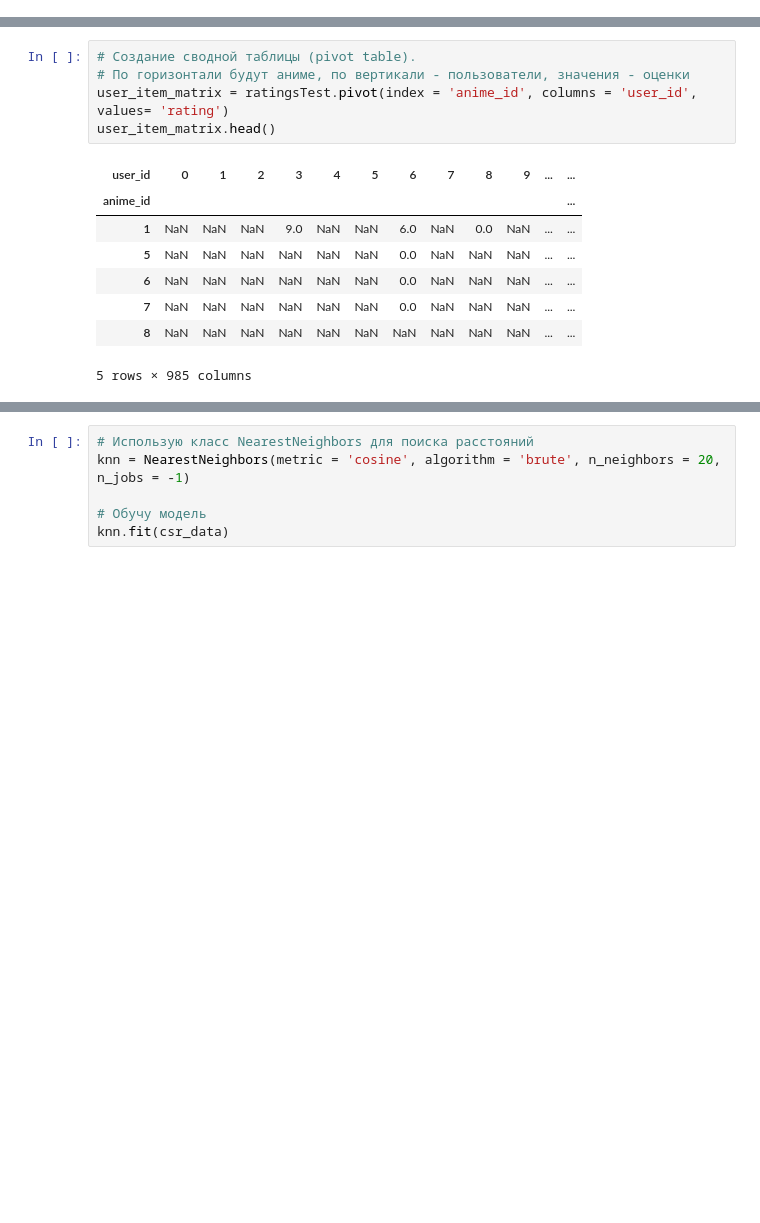
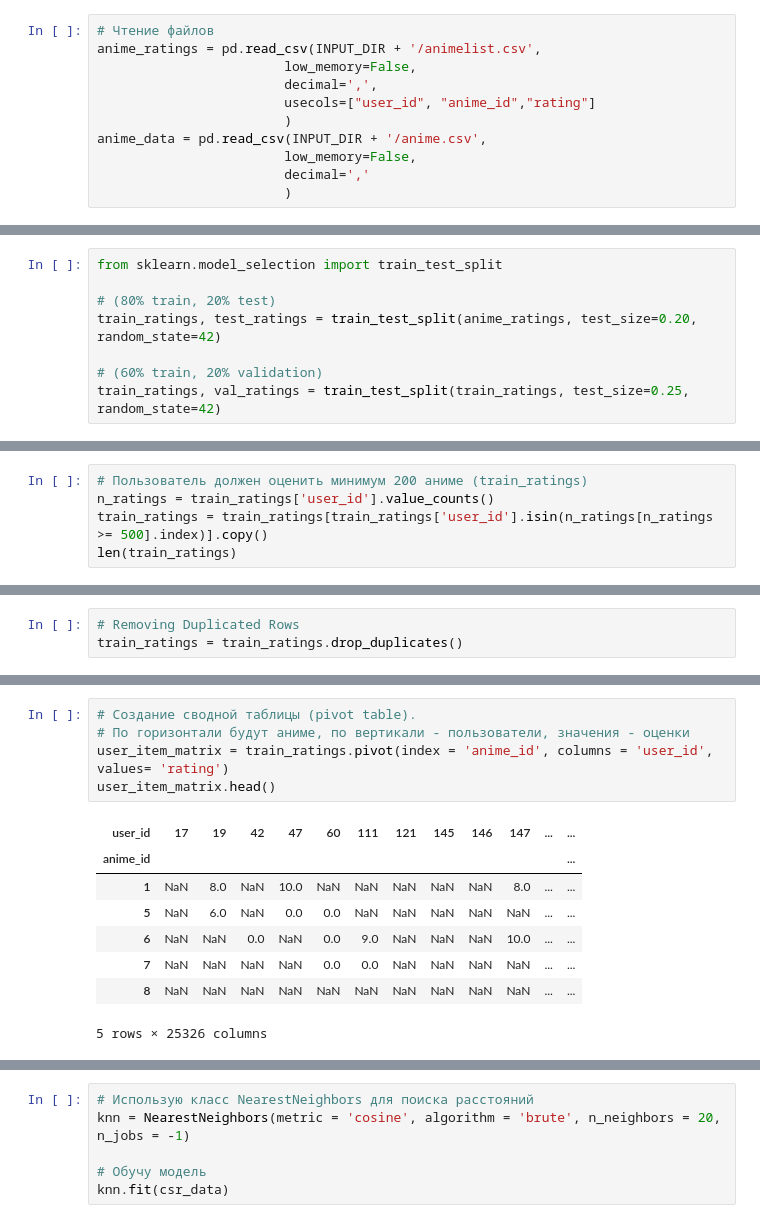
Before and after one commit to Tsuchikage/My-First-Data-Project-2, a Jupyter notebook: RecommendationSystem.ipynb, the cells around one changed output, grey strips where cells are left out. Cells and saved outputs as stored; diff of their text form; blank space fills up the shorter version.

Commit message:
Added mapk, Data split

```diff
--- a/RecommendationSystem.ipynb
+++ b/RecommendationSystem.ipynb
@@ -15 +14,12 @@ ratingsTest = pd.read_csv('dataset/ratingsTest.csv')
+# %%
+# Чтение файлов
+anime_ratings = pd.read_csv(INPUT_DIR + '/animelist.csv',
+                        low_memory=False,
+                        decimal=',',
+                        usecols=["user_id", "anime_id","rating"]
+                        )
+anime_data = pd.read_csv(INPUT_DIR + '/anime.csv',
+                        low_memory=False,
+                        decimal=','
+                        )
 # %%
@@ -31,0 +34,8 @@ ratingsTest.head(3)
+# %%
+from sklearn.model_selection import train_test_split
+
+# (80% train, 20% test)
+train_ratings, test_ratings = train_test_split(anime_ratings, test_size=0.20, random_state=42)
+
+# (60% train, 20% validation)
+train_ratings, val_ratings = train_test_split(train_ratings, test_size=0.25, random_state=42)
@@ -31,0 +70,5 @@ ratingsTest.head(3)
+# %%
+# Пользователь должен оценить минимум 200 аниме (train_ratings)
+n_ratings = train_ratings['user_id'].value_counts()
+train_ratings = train_ratings[train_ratings['user_id'].isin(n_ratings[n_ratings >= 500].index)].copy()
+len(train_ratings)
@@ -31,0 +114,3 @@ ratingsTest.head(3)
+# %%
+# Removing Duplicated Rows
+train_ratings = train_ratings.drop_duplicates()
@@ -32,17 +124,17 @@ ratingsTest.head(3)
 # %%
 # Создание сводной таблицы (pivot table).
 # По горизонтали будут аниме, по вертикали - пользователи, значения - оценки
-user_item_matrix = ratingsTest.pivot(index = 'anime_id', columns = 'user_id', values= 'rating')
+user_item_matrix = train_ratings.pivot(index = 'anime_id', columns = 'user_id', values= 'rating')
 user_item_matrix.head()
 # %% [output]
-| user_id | 0 | 1 | 2 | 3 | 4 | 5 | 6 | 7 | 8 | 9 | ... | ... |
+| user_id | 17 | 19 | 42 | 47 | 60 | 111 | 121 | 145 | 146 | 147 | ... | ... |
 | anime_id |  |  |  |  |  |  |  |  |  |  |  | ... |
-| 1 | NaN | NaN | NaN | 9.0 | NaN | NaN | 6.0 | NaN | 0.0 | NaN | ... | ... |
-| 5 | NaN | NaN | NaN | NaN | NaN | NaN | 0.0 | NaN | NaN | NaN | ... | ... |
-| 6 | NaN | NaN | NaN | NaN | NaN | NaN | 0.0 | NaN | NaN | NaN | ... | ... |
-| 7 | NaN | NaN | NaN | NaN | NaN | NaN | 0.0 | NaN | NaN | NaN | ... | ... |
+| 1 | NaN | 8.0 | NaN | 10.0 | NaN | NaN | NaN | NaN | NaN | 8.0 | ... | ... |
+| 5 | NaN | 6.0 | NaN | 0.0 | 0.0 | NaN | NaN | NaN | NaN | NaN | ... | ... |
+| 6 | NaN | NaN | 0.0 | NaN | 0.0 | 9.0 | NaN | NaN | NaN | 10.0 | ... | ... |
+| 7 | NaN | NaN | NaN | NaN | 0.0 | 0.0 | NaN | NaN | NaN | NaN | ... | ... |
 | 8 | NaN | NaN | NaN | NaN | NaN | NaN | NaN | NaN | NaN | NaN | ... | ... |
-5 rows × 985 columns
+5 rows × 25326 columns
 # %%
 # NaN преобразовываю в нули
 user_item_matrix.fillna(0, inplace = True)
```
Also changed, not shown: parts of 38 cells of this notebook, 1 other file.
